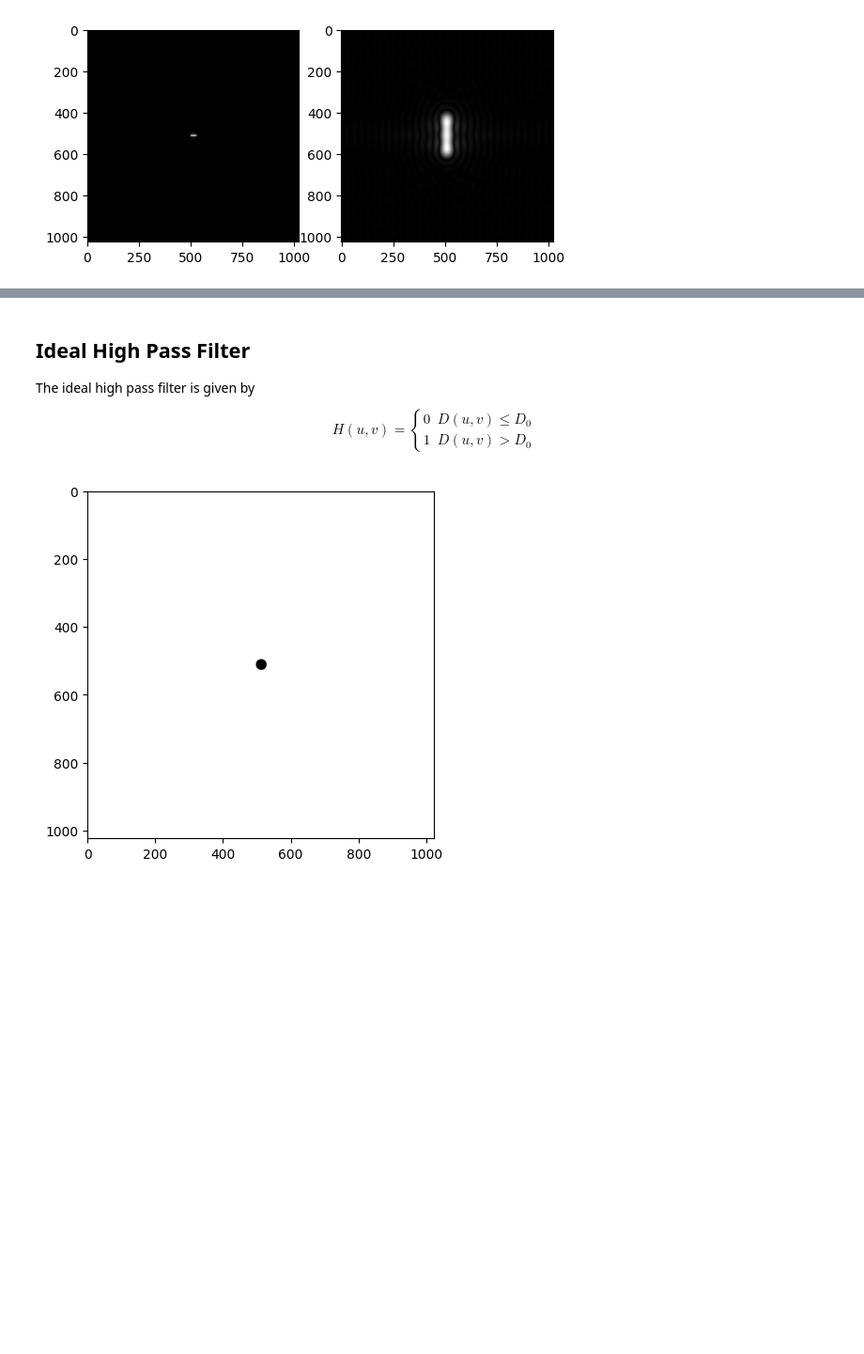
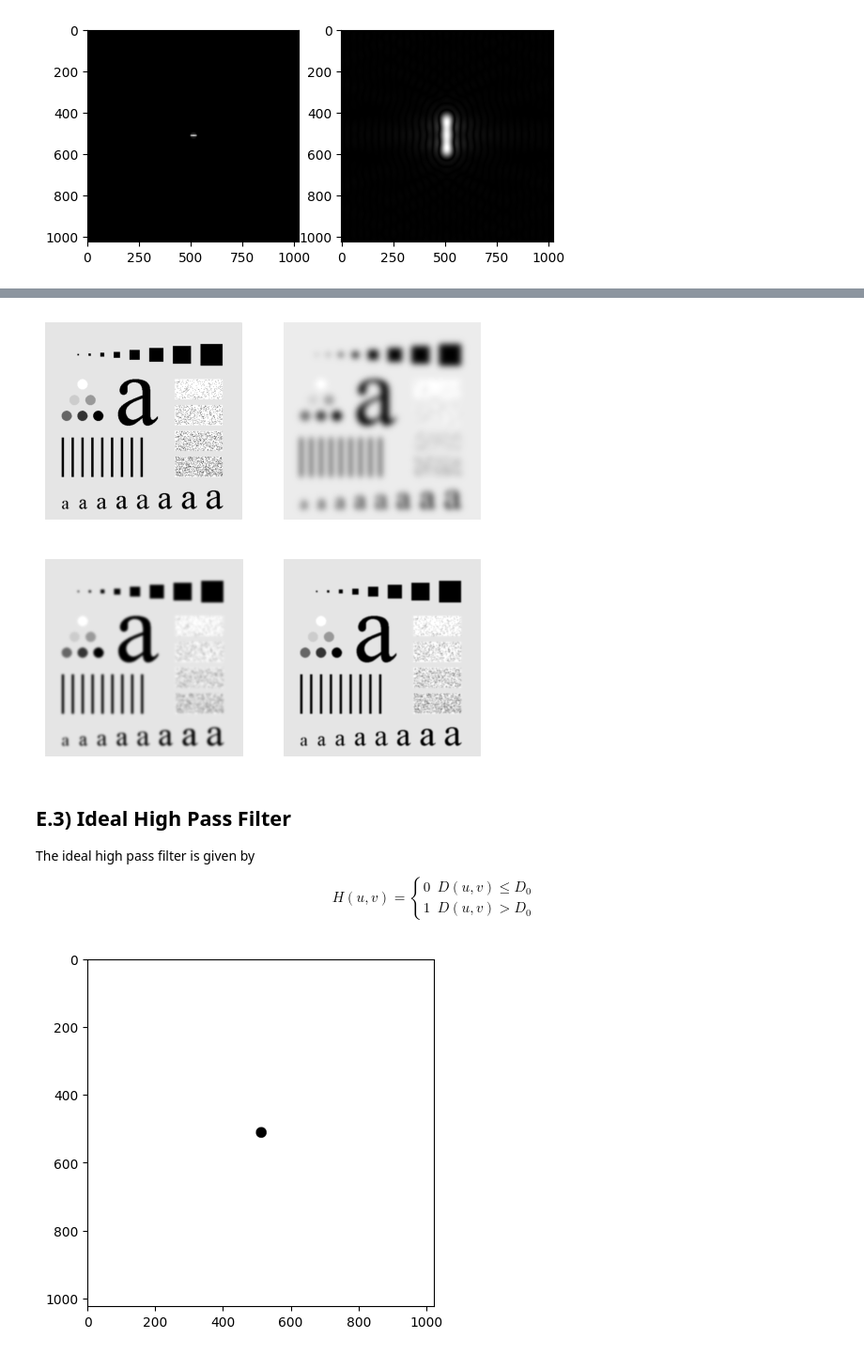
Before and after one commit to ciiram/image-processing, a Jupyter notebook: lecture-06.ipynb, the cells around one changed output, grey strips where cells are left out. Shown at 94% size. Drawn from its saved outputs; the diff is of its cells as text; code cells hidden in the pictures; blank space fills up the shorter version.

```diff
--- a/lecture-06.ipynb
+++ b/lecture-06.ipynb
@@ -163,12 +278,7 @@ H(u,v)=
 D0 = 16
 
 image = img.imread("img/rectangle.tif")
-mask = np.zeros_like(image)
-
-cy = mask.shape[0] // 2
-cx = mask.shape[1] // 2
-
-cv.circle(mask, (cx,cy), D0, (255,255,255), -1)[0]
+mask = make_ilpf(image, D0)
 
 plt.imshow(mask, cmap='gray')
 plt.show()
@@ -203,5 +378,20 @@ plt.show()
+# %%
+image = img.imread("img/test-pattern.tif")
+
+filt_10 = filter_image_with_gaussian(image, 10)
+filt_30 = filter_image_with_gaussian(image, 30)
+filt_60 = filter_image_with_gaussian(image, 60)
+
+plt.figure(figsize=(6, 6))
+plt.subplot(221), plt.imshow(image, 'gray'), plt.axis('off')
+plt.subplot(222), plt.imshow(filt_10, 'gray'), plt.axis('off')
+plt.subplot(223), plt.imshow(filt_30, 'gray'), plt.axis('off')
+plt.subplot(224), plt.imshow(filt_60, 'gray'), plt.axis('off')
+plt.show()
+# %% [output]
+[figure, added]
 # %% [markdown]
-## Ideal High Pass Filter
+## E.3) Ideal High Pass Filter
 The ideal high pass filter is given by
 
 \begin{equation}
```
Also changed, not shown: parts of 26 cells of this notebook.
